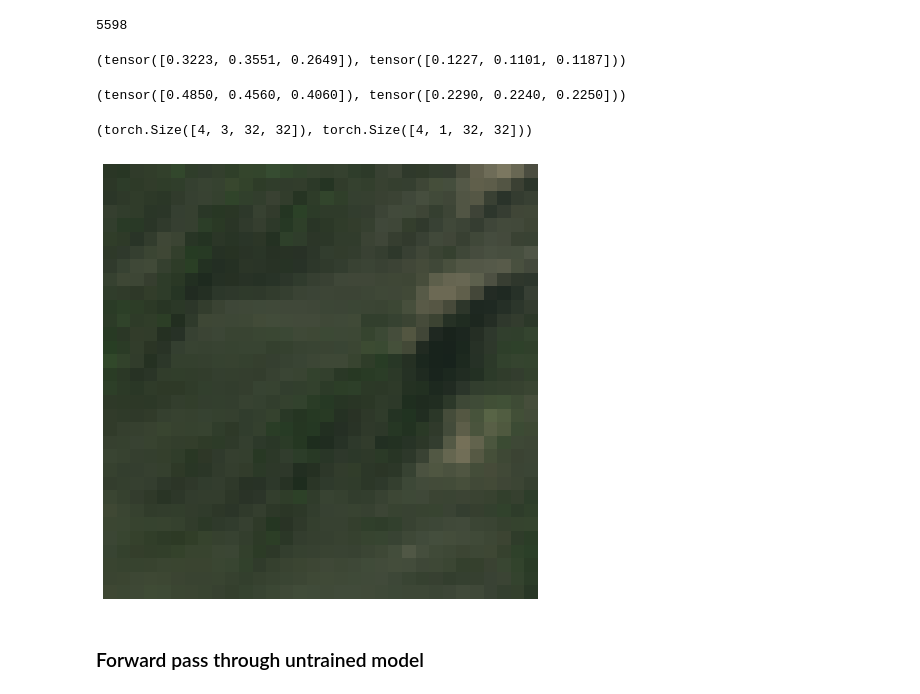
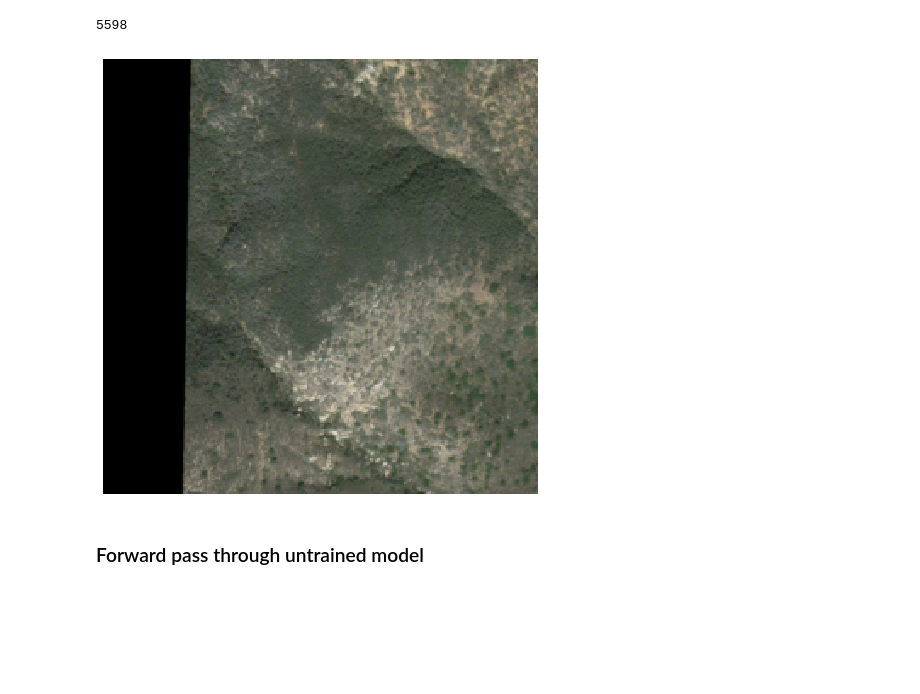
Before and after one commit to qAp/xview2comp, a Jupyter notebook: 02_model.ipynb, the cells around one changed output. Saved outputs shown, nothing was run; the diff lists cells and outputs as text; code cells hidden in the pictures; blank space fills up the shorter version.

```diff
--- a/02_model.ipynb
+++ b/02_model.ipynb
@@ -21,7 +37,7 @@ from fastai.vision import models
 Use the Unet that is already available in fastai v1 to begin with.
 # %%
 c = 2
-sz = 32 #256
+sz = 256 #32
 # %%
 encoder = nn.Sequential(*list(models.resnet34().children())[:-2])
 # %%
@@ -33,7 +49,7 @@ Get `DataBunch`, the data object for modeling.  The following lines are from '01
 # %%
 SOURCE = Path('data/')
 # %%
-bs = 4
+bs = 8
 # %%
 fnames = get_files(SOURCE/'train'/'images', extensions=['.png',])
 print(len(fnames))
@@ -50,23 +66,11 @@ data = ll.to_databunch(bs, num_workers=0)
 # %% [output]
 5598
 # %%
-x, y = next(iter(data.train_dl))
+xb, yb = next(iter(data.train_dl))
-# %%
-x.mean(dim=[0, 2, 3]), x.std(dim=[0, 2, 3])
-# %% [output]
-(tensor([0.3223, 0.3551, 0.2649]), tensor([0.1227, 0.1101, 0.1187]))
-# %%
-imagenet_stats
-# %% [output]
-(tensor([0.4850, 0.4560, 0.4060]), tensor([0.2290, 0.2240, 0.2250]))
-# %%
-x.shape, y.shape
-# %% [output]
-(torch.Size([4, 3, 32, 32]), torch.Size([4, 1, 32, 32]))
 # %%
-show_sample(x[1], mas=y[1], figsize=(8, 8))
+show_sample(xb[6], mas=yb[6], figsize=(8, 8))
 # %% [output]
-[figure, old version]
+[figure, new version]
 # %% [markdown]
 ### Forward pass through untrained model
 # %% [markdown]
```
Also changed, not shown: parts of 27 cells of this notebook.
